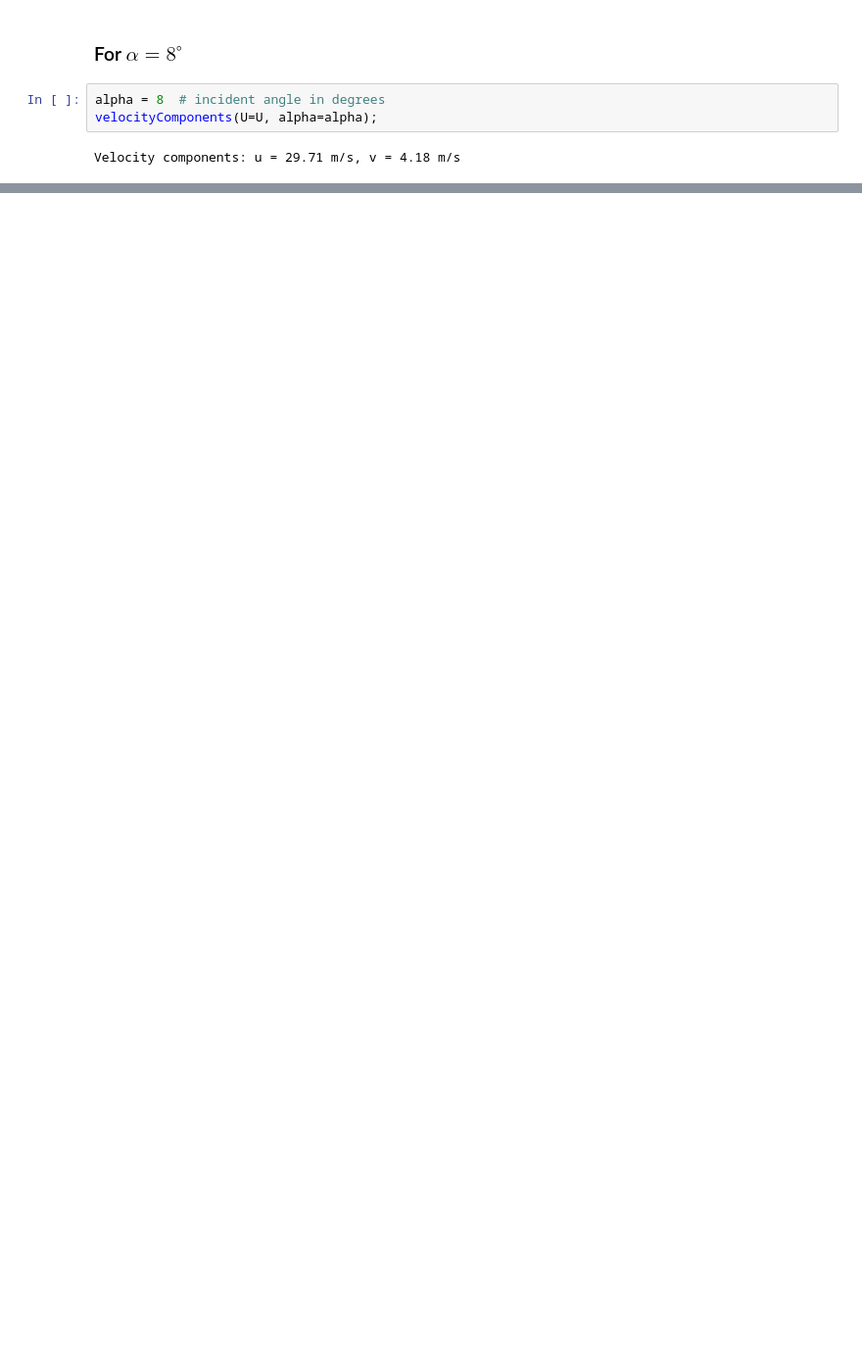
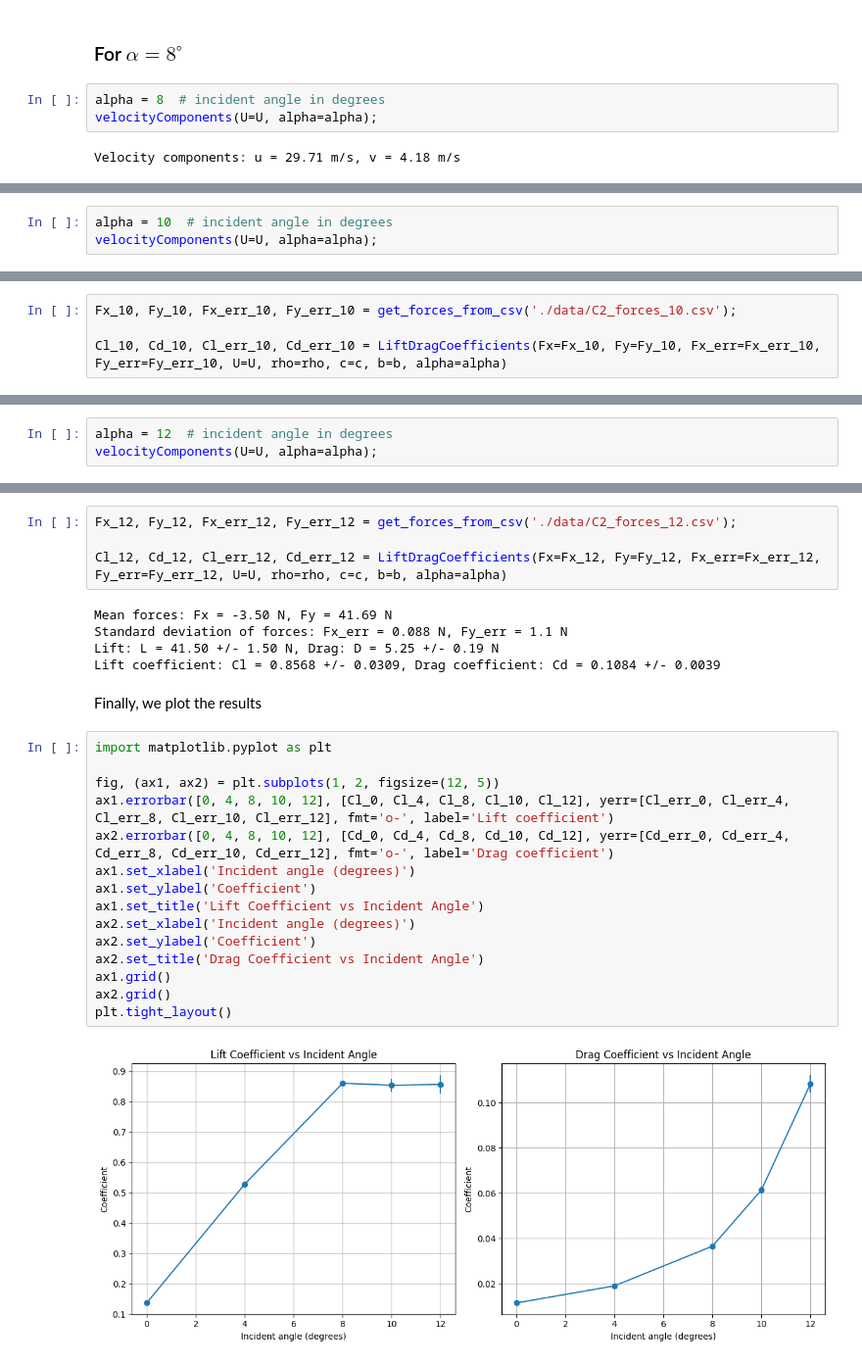
Before and after one commit to Marcal8/AdvancedFluidDynamicDesign-AxialFan, a Jupyter notebook: 2_CFD/C2_aerodynamics_of_airfoil.ipynb, the cells around one changed output, grey strips where cells are left out. Shown at 98% size. Cells and saved outputs as stored; diff of their text form; blank space fills up the shorter version.

```diff
--- a/2_CFD/C2_aerodynamics_of_airfoil.ipynb
+++ b/2_CFD/C2_aerodynamics_of_airfoil.ipynb
@@ -262,0 +315,3 @@ Lift coefficient: Cl = 0.8112, Drag coefficient: Cd = 0.0371
+# %%
+alpha = 10  # incident angle in degrees
+velocityComponents(U=U, alpha=alpha);
@@ -262,0 +323,4 @@ Lift coefficient: Cl = 0.8112, Drag coefficient: Cd = 0.0371
+# %%
+Fx_10, Fy_10, Fx_err_10, Fy_err_10 = get_forces_from_csv('./data/C2_forces_10.csv');
+
+Cl_10, Cd_10, Cl_err_10, Cd_err_10 = LiftDragCoefficients(Fx=Fx_10, Fy=Fy_10, Fx_err=Fx_err_10, Fy_err=Fy_err_10, U=U, rho=rho, c=c, b=b, alpha=alpha)
@@ -262,0 +334,3 @@ Lift coefficient: Cl = 0.8112, Drag coefficient: Cd = 0.0371
+# %%
+alpha = 12  # incident angle in degrees
+velocityComponents(U=U, alpha=alpha);
@@ -262,0 +342,28 @@ Lift coefficient: Cl = 0.8112, Drag coefficient: Cd = 0.0371
+# %%
+Fx_12, Fy_12, Fx_err_12, Fy_err_12 = get_forces_from_csv('./data/C2_forces_12.csv');
+
+Cl_12, Cd_12, Cl_err_12, Cd_err_12 = LiftDragCoefficients(Fx=Fx_12, Fy=Fy_12, Fx_err=Fx_err_12, Fy_err=Fy_err_12, U=U, rho=rho, c=c, b=b, alpha=alpha)
+# %% [output]
+Mean forces: Fx = -3.50 N, Fy = 41.69 N
+Standard deviation of forces: Fx_err = 0.088 N, Fy_err = 1.1 N
+Lift: L = 41.50 +/- 1.50 N, Drag: D = 5.25 +/- 0.19 N
+Lift coefficient: Cl = 0.8568 +/- 0.0309, Drag coefficient: Cd = 0.1084 +/- 0.0039
+# %% [markdown]
+Finally, we plot the results
+# %%
+import matplotlib.pyplot as plt
+
+fig, (ax1, ax2) = plt.subplots(1, 2, figsize=(12, 5))
+ax1.errorbar([0, 4, 8, 10, 12], [Cl_0, Cl_4, Cl_8, Cl_10, Cl_12], yerr=[Cl_err_0, Cl_err_4, Cl_err_8, Cl_err_10, Cl_err_12], fmt='o-', label='Lift coefficient')
+ax2.errorbar([0, 4, 8, 10, 12], [Cd_0, Cd_4, Cd_8, Cd_10, Cd_12], yerr=[Cd_err_0, Cd_err_4, Cd_err_8, Cd_err_10, Cd_err_12], fmt='o-', label='Drag coefficient')
+ax1.set_xlabel('Incident angle (degrees)')
+ax1.set_ylabel('Coefficient')
+ax1.set_title('Lift Coefficient vs Incident Angle')
+ax2.set_xlabel('Incident angle (degrees)')
+ax2.set_ylabel('Coefficient')
+ax2.set_title('Drag Coefficient vs Incident Angle')
+ax1.grid()
+ax2.grid()
+plt.tight_layout()
+# %% [output]
+[figure, added]
```
Also changed, not shown: parts of 21 cells of this notebook, 16 other files.
